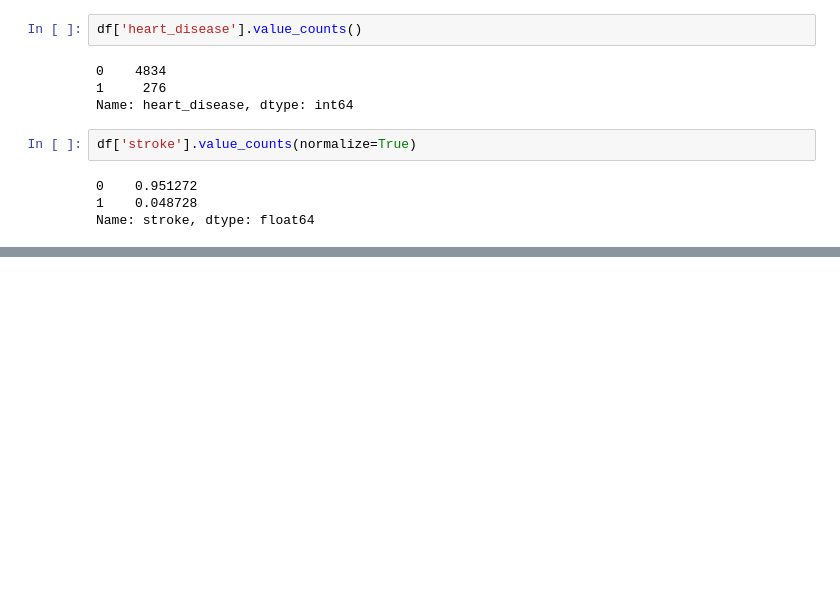
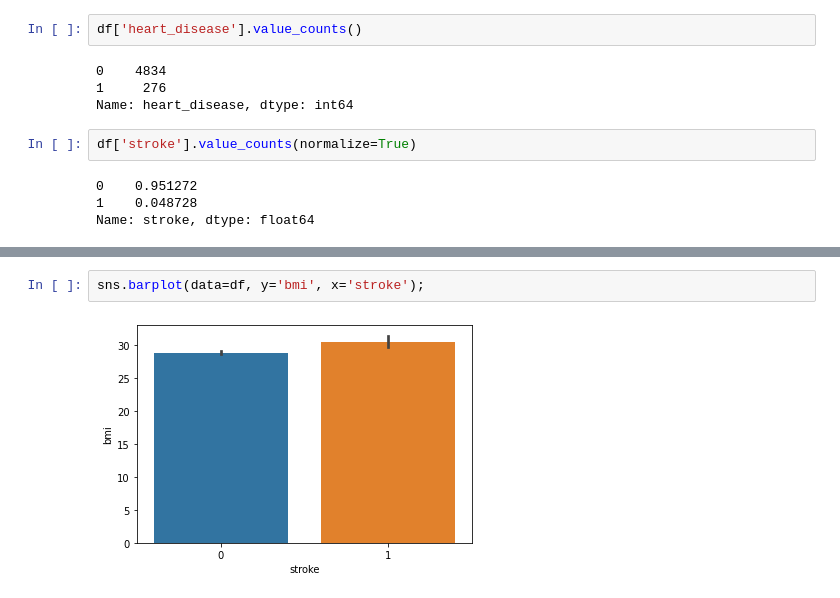
Before and after one commit to Davianka/stroke-prediction, a Jupyter notebook: project_2.ipynb, the cells around one changed output, grey strips where cells are left out. Saved outputs shown, nothing was run; the diff lists cells and outputs as text; blank space fills up the shorter version.

```diff
--- a/project_2.ipynb
+++ b/project_2.ipynb
@@ -210,0 +242,4 @@ Name: stroke, dtype: float64
+# %%
+sns.barplot(data=df, y='bmi', x='stroke');
+# %% [output]
+[figure, added]
```
Also changed, not shown: parts of 9 cells of this notebook.
